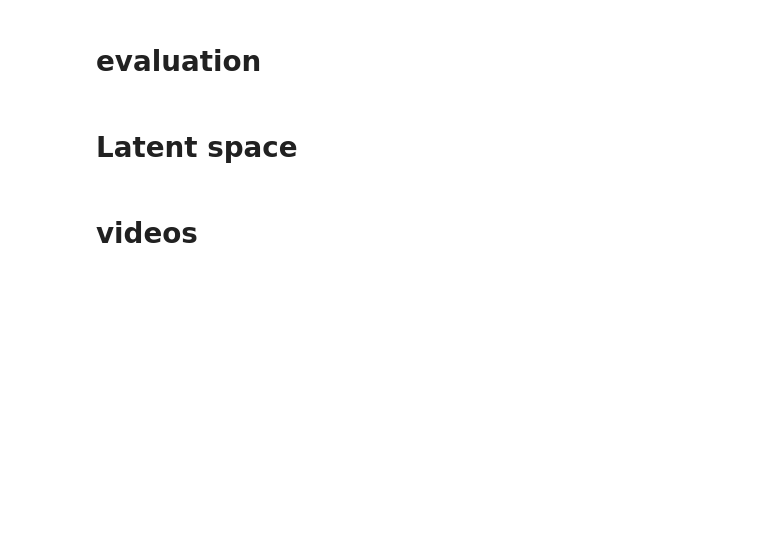
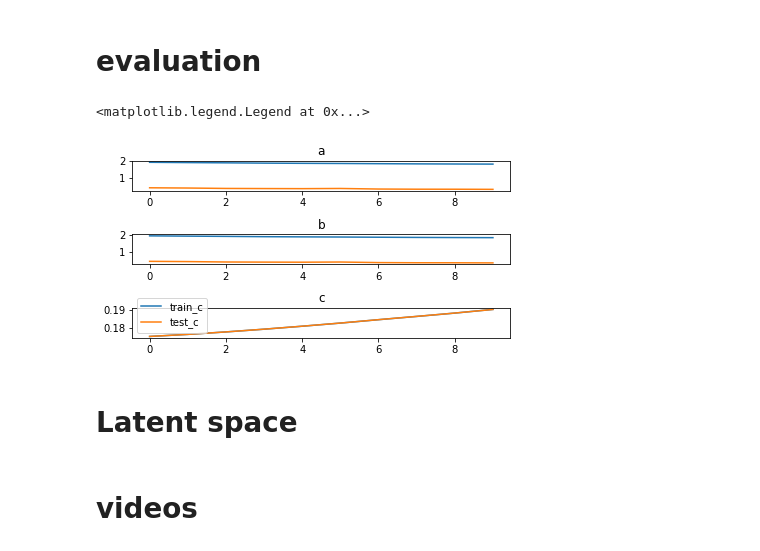
Before and after one commit to samuelsmal/drosophVAE, a Jupyter notebook: reparam_vae.ipynb, the cells around one changed output. Saved outputs shown, nothing was run; the diff lists cells and outputs as text; code cells hidden in the pictures; blank space fills up the shorter version.

Commit message:
refactoring most of the model code into respective modules

```diff
--- a/reparam_vae.ipynb
+++ b/reparam_vae.ipynb
@@ -544,12 +312,12 @@ else:
 # %%
 def to_tf_data(X, y=None):
     if y is None:
-        return tf.data.Dataset.from_tensor_slices(X).shuffle(len(X)).batch(run_config['batch_size'])
+        return tf.data.Dataset.from_tensor_slices(X).shuffle(len(X)).batch(run_cfg['batch_size'])
     else:
-        return tf.data.Dataset.from_tensor_slices((X, y)).shuffle(len(X)).batch(run_config['batch_size'])
+        return tf.data.Dataset.from_tensor_slices((X, y)).shuffle(len(X)).batch(run_cfg['batch_size'])
 
-train_dataset = to_tf_data(data_train)
-test_dataset = to_tf_data(data_test)
+X_train_dataset= to_tf_data(X_train)
+X_test_dataset = to_tf_data(X_test)
 # %% [markdown]
 # model def
 # %% [markdown]
@@ -1331,0 +381,3 @@ test_losses = test_reports[:, 0]
+# %%
+reload(vae_training)
+model, checkpoint_path, train_writer, test_writer, optimizer = vae_training.init(input_shape=X_train.shape[1:], run_config=run_cfg)
@@ -1331,0 +407,7 @@ test_losses = test_reports[:, 0]
+# %%
+reload(vae_training)
+model, optimizer, train_reports, test_reports = vae_training.train(model, optimizer,
+                                                                   train_summary_writer=train_writer,
+                                                                   test_summary_writer=test_writer,
+                                                                   train_dataset=X_train_dataset,
+                                                                   test_dataset=X_test_dataset)
@@ -1744,16 +609,22 @@ reconstructed_data = _reverse_to_original_shape_(model(input_data_raw, apply_sig
 
 _min_nb_batches_for_sample_length_ = int(np.ceil(len(input_data_raw) / run_config['batch_size']))
 generated_data = _reverse_to_original_shape_(np.vstack([model.sample().numpy() for _ in range(_min_nb_batches_for_sample_length_)])[back_to_single_time])[:len(reconstructed_data)]
+# %%
+train_reports = np.array(train_reports)
+test_reports= np.array(test_reports)
 # %%
 # losses
-for a, n in zip(range(train_reports.shape[1]), _recorded_scalars_):
+for a, n in zip(range(train_reports.shape[1]), ['a', 'b', 'c']):
     plt.subplot(train_reports.shape[1] + 1, 1, a + 1)
     plt.plot(train_reports[:, a], label=f"train_{n}")
     plt.plot(test_reports[:, a], label=f"test_{n}")
     plt.title(n)
 
 plt.tight_layout()
 plt.legend()
+# %% [output]
+<matplotlib.legend.Legend at 0x...>
+[figure, added]
 # %%
 plt.plot(triplet_train_losses)
 plt.plot(triplet_test_losses)
```
Also changed, not shown: parts of 43 cells of this notebook, 27 other files.
